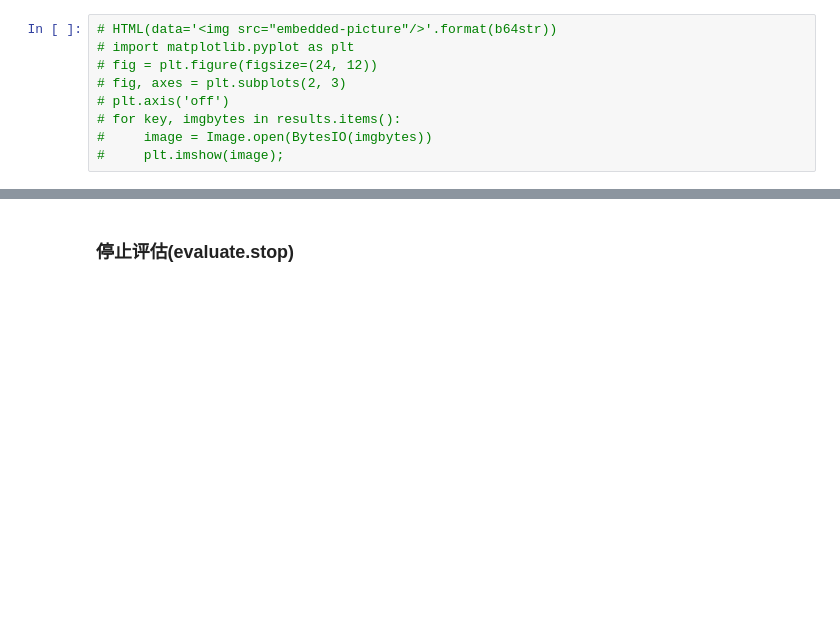
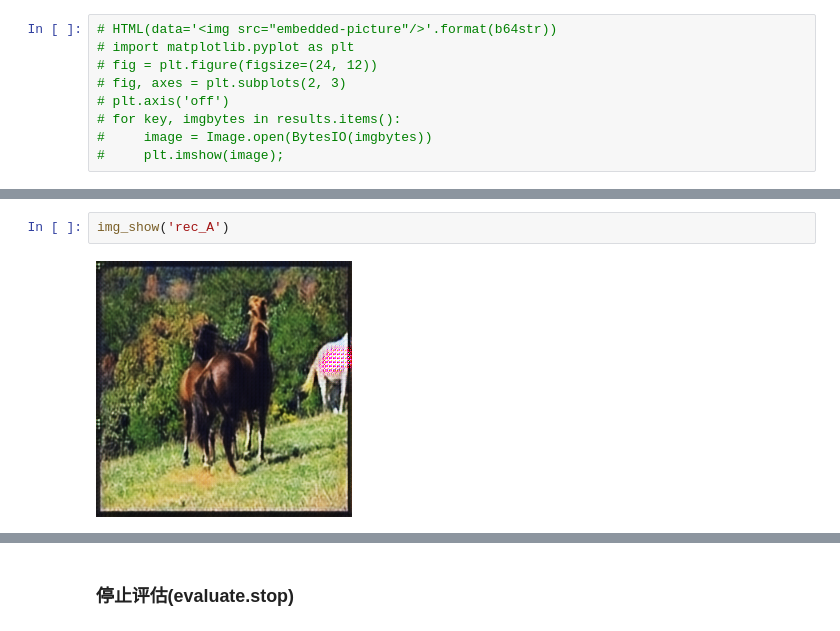
Before and after one commit to qrsforever/hzcsnote, a Jupyter notebook: gan/docs/gan_parameters.ipynb, the cells around one changed output, grey strips where cells are left out. Cells and saved outputs as stored; diff of their text form; blank space fills up the shorter version.

```diff
--- a/gan/docs/gan_parameters.ipynb
+++ b/gan/docs/gan_parameters.ipynb
@@ -255,0 +309,4 @@ Image.open(BytesIO(results['rec_B']))
+# %%
+img_show('rec_A')
+# %% [output]
+[figure, added]
```
Also changed, not shown: parts of 31 cells of this notebook, 3 other files.
